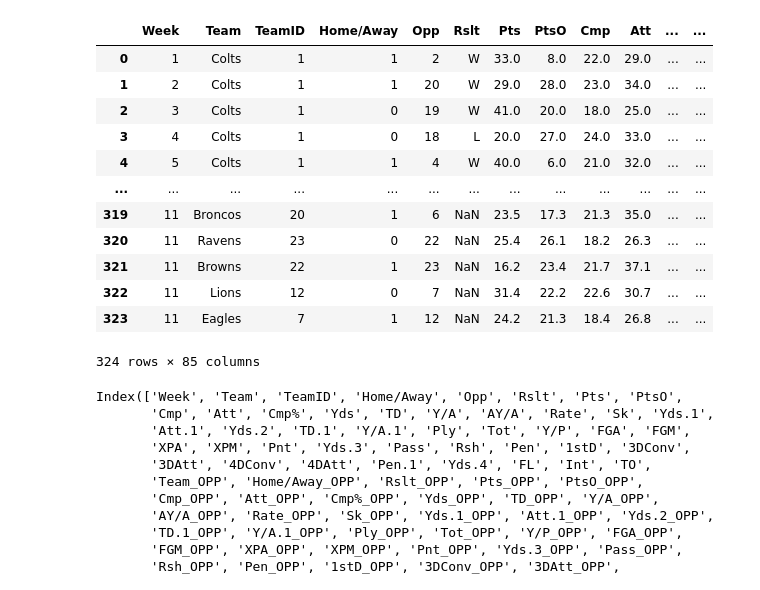
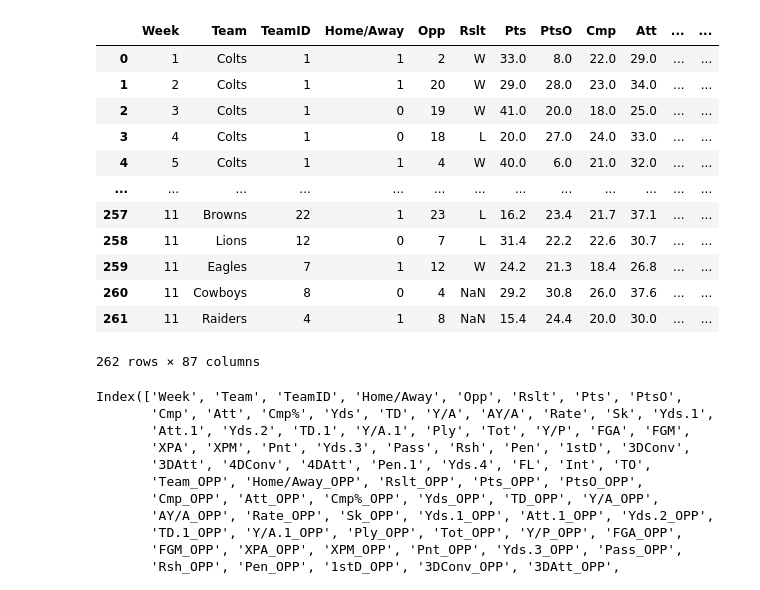
Before and after one commit to pchalhoub/portfolio, a Jupyter notebook: NFL2025.ipynb, the cells around one changed output. Cells and saved outputs as stored; diff of their text form; code cells hidden in the pictures.

```diff
--- a/NFL2025.ipynb
+++ b/NFL2025.ipynb
@@ -20,22 +20,23 @@ df
 # %%
-matchups = df.merge(
+matchups_df = df.merge(
     df,
-    on=['Week', 'TeamID', 'Opp'],
+    left_on=['Week', 'TeamID', 'Opp'],
+    right_on=['Week', 'Opp', 'TeamID'],
     suffixes=('', '_OPP')
 )
-matchups
+matchups_df
 # %% [output]
 |  | Week | Team | TeamID | Home/Away | Opp | Rslt | Pts | PtsO | Cmp | Att | ... | ... |
 | 0 | 1 | Colts | 1 | 1 | 2 | W | 33.0 | 8.0 | 22.0 | 29.0 | ... | ... |
 | 1 | 2 | Colts | 1 | 1 | 20 | W | 29.0 | 28.0 | 23.0 | 34.0 | ... | ... |
 | 2 | 3 | Colts | 1 | 0 | 19 | W | 41.0 | 20.0 | 18.0 | 25.0 | ... | ... |
 | 3 | 4 | Colts | 1 | 0 | 18 | L | 20.0 | 27.0 | 24.0 | 33.0 | ... | ... |
 | 4 | 5 | Colts | 1 | 1 | 4 | W | 40.0 | 6.0 | 21.0 | 32.0 | ... | ... |
 | ... | ... | ... | ... | ... | ... | ... | ... | ... | ... | ... | ... | ... |
-| 319 | 11 | Broncos | 20 | 1 | 6 | NaN | 23.5 | 17.3 | 21.3 | 35.0 | ... | ... |
-| 320 | 11 | Ravens | 23 | 0 | 22 | NaN | 25.4 | 26.1 | 18.2 | 26.3 | ... | ... |
-| 321 | 11 | Browns | 22 | 1 | 23 | NaN | 16.2 | 23.4 | 21.7 | 37.1 | ... | ... |
-| 322 | 11 | Lions | 12 | 0 | 7 | NaN | 31.4 | 22.2 | 22.6 | 30.7 | ... | ... |
-| 323 | 11 | Eagles | 7 | 1 | 12 | NaN | 24.2 | 21.3 | 18.4 | 26.8 | ... | ... |
+| 257 | 11 | Browns | 22 | 1 | 23 | L | 16.2 | 23.4 | 21.7 | 37.1 | ... | ... |
+| 258 | 11 | Lions | 12 | 0 | 7 | L | 31.4 | 22.2 | 22.6 | 30.7 | ... | ... |
+| 259 | 11 | Eagles | 7 | 1 | 12 | W | 24.2 | 21.3 | 18.4 | 26.8 | ... | ... |
+| 260 | 11 | Cowboys | 8 | 0 | 4 | NaN | 29.2 | 30.8 | 26.0 | 37.6 | ... | ... |
+| 261 | 11 | Raiders | 4 | 1 | 8 | NaN | 15.4 | 24.4 | 20.0 | 30.0 | ... | ... |
-324 rows × 85 columns
+262 rows × 87 columns
 # %%
```
Also changed, not shown: parts of 10 cells of this notebook.
